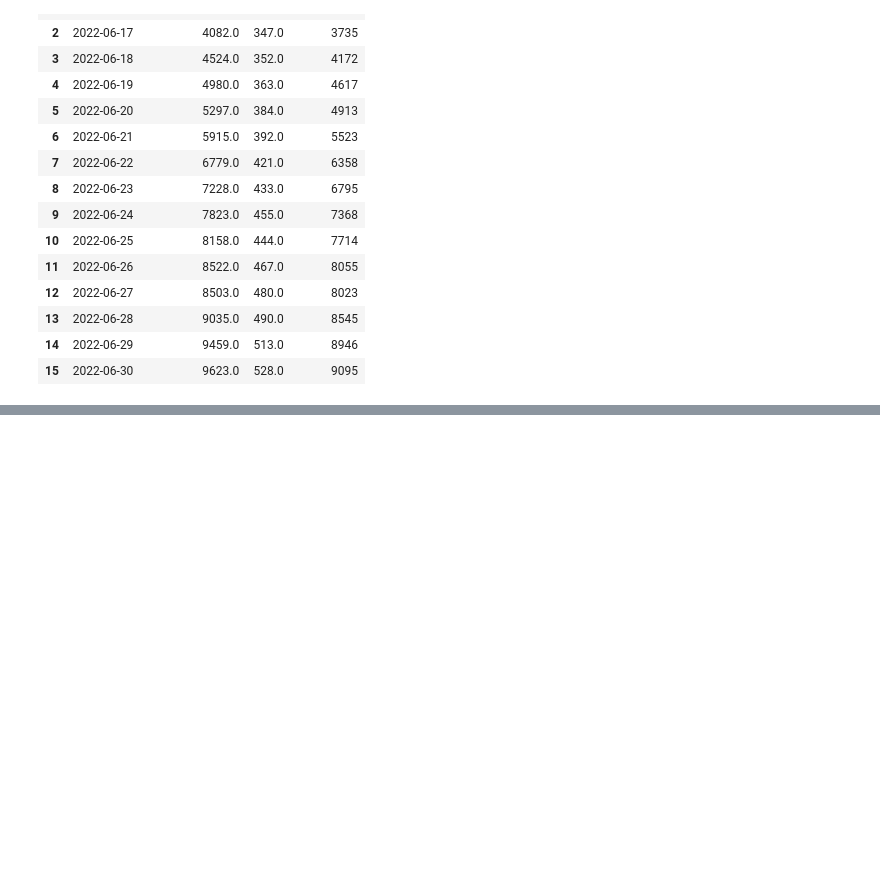
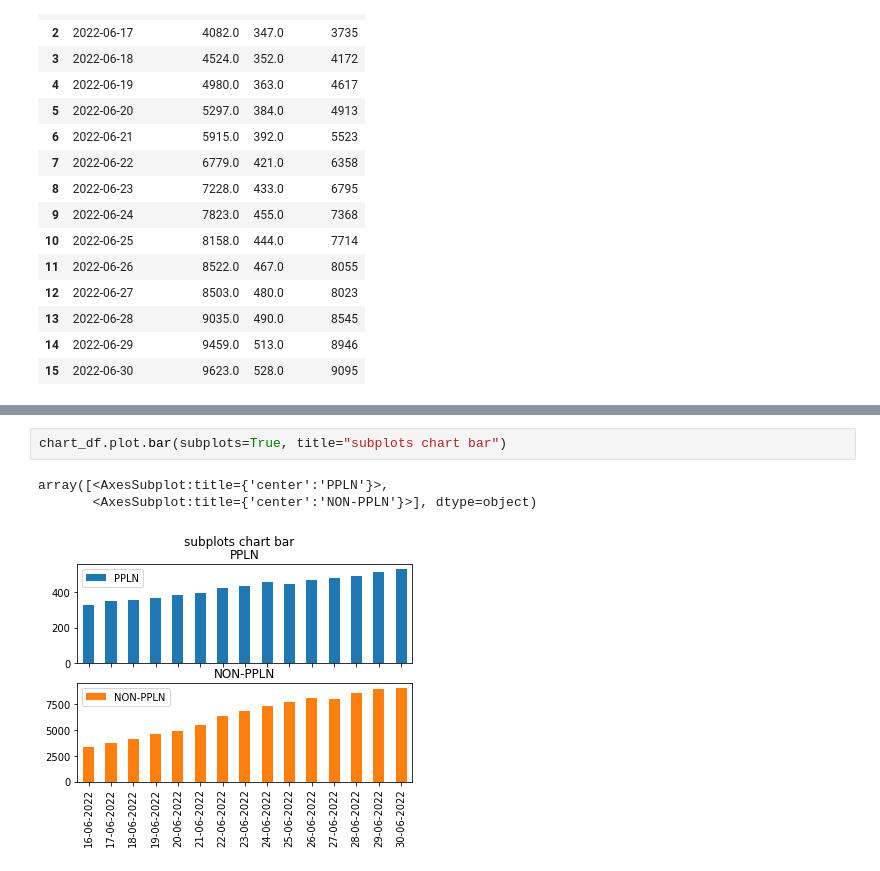
Before and after one commit to Edwin-Jaya/COMPFEST, a Jupyter notebook: dataCompfest.ipynb, the cells around one changed output, grey strips where cells are left out. Drawn from its saved outputs; the diff is of its cells as text; blank space fills up the shorter version.

```diff
--- a/dataCompfest.ipynb
+++ b/dataCompfest.ipynb
@@ -184,0 +199,6 @@ df2
+# %%
+chart_df.plot.bar(subplots=True, title="subplots chart bar")
+# %% [output]
+array([<AxesSubplot:title={'center':'PPLN'}>,
+       <AxesSubplot:title={'center':'NON-PPLN'}>], dtype=object)
+[figure, added]
```
Also changed, not shown: parts of 2 cells of this notebook.
